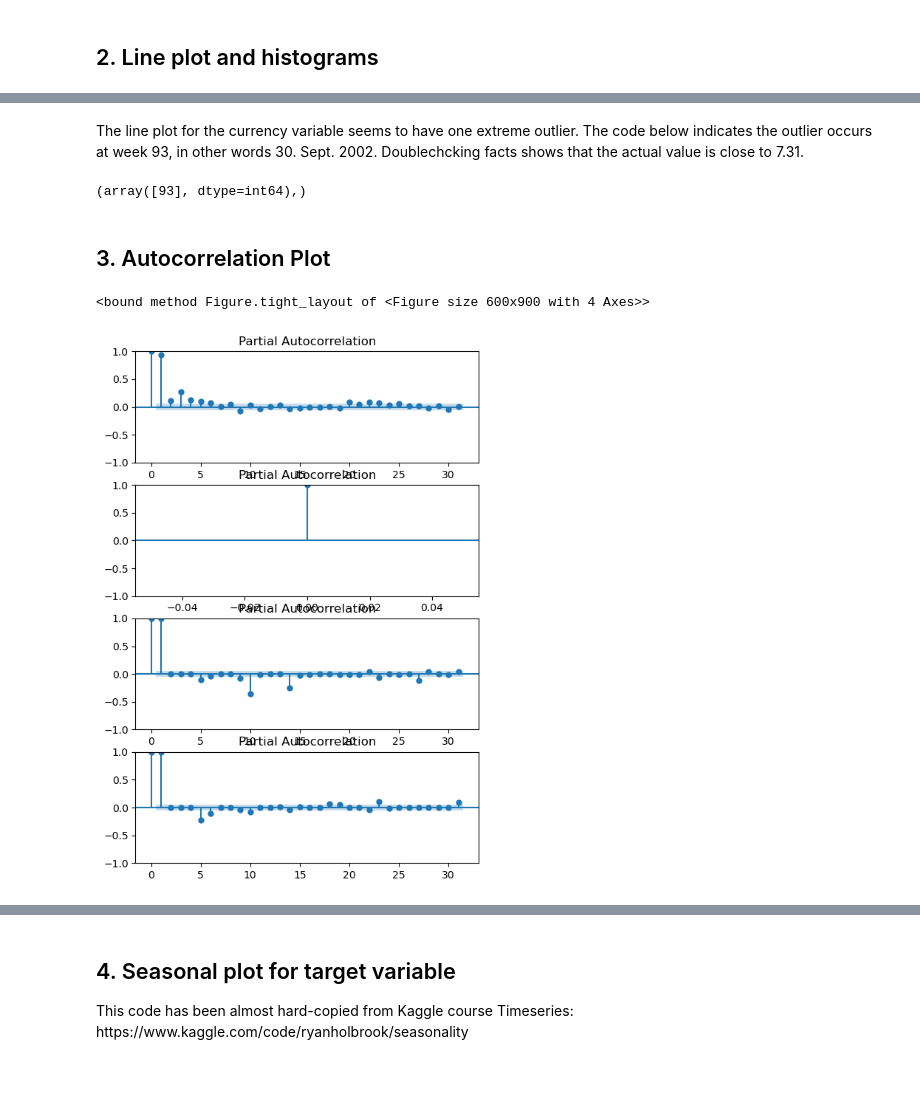
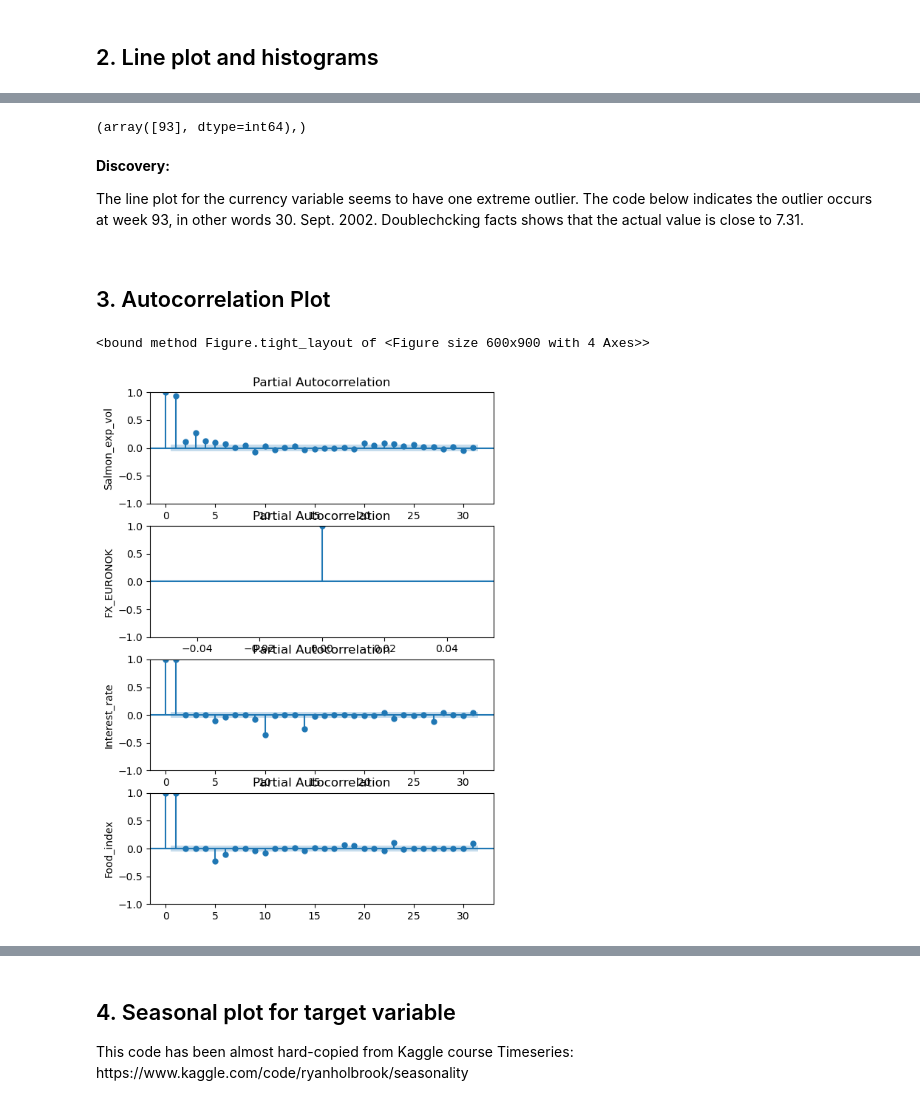
Before and after one commit to DataJakob/Various-School-Projects, a Jupyter notebook: Advanced Topics in Deep Learning/Exploratory_Data_Analysis.ipynb, the cells around one changed output, grey strips where cells are left out. Saved outputs shown, nothing was run; the diff lists cells and outputs as text; code cells hidden in the pictures; blank space fills up the shorter version.

```diff
--- a/Advanced Topics in Deep Learning/Exploratory_Data_Analysis.ipynb
+++ b/Advanced Topics in Deep Learning/Exploratory_Data_Analysis.ipynb
@@ -45,17 +45,18 @@ plt.show()
-# %% [markdown]
-<p> The line plot for the currency variable seems to have one extreme outlier. The code below indicates the outlier occurs at week 93, in other words 30. Sept. 2002. Doublechcking facts shows that the actual value is close to 7.31.
 # %%
 np.where(df['FX_EURONOK']==max(df['FX_EURONOK']))
 # %% [output]
 (array([93], dtype=int64),)
+# %% [markdown]
+<b> Discovery: </b> <p>The line plot for the currency variable seems to have one extreme outlier. The code below indicates the outlier occurs at week 93, in other words 30. Sept. 2002. Doublechcking facts shows that the actual value is close to 7.31.</p>
 # %% [markdown]
 <h2> 3. Autocorrelation Plot
 # %%
 fig, ax  = plt.subplots(4, figsize=(6,9))
 for i in range(0,len(df.columns),1):
     plot_pacf(df[df.columns[i]], ax=ax[i])
+    ax[i].set_ylabel(df.columns[i])
 fig.tight_layout
 # plt.show()
 # %% [output]
 <bound method Figure.tight_layout of <Figure size 600x900 with 4 Axes>>
-[figure, old version]
+[figure, new version]
```
Also changed, not shown: parts of 5 cells of this notebook, 1 other file.
